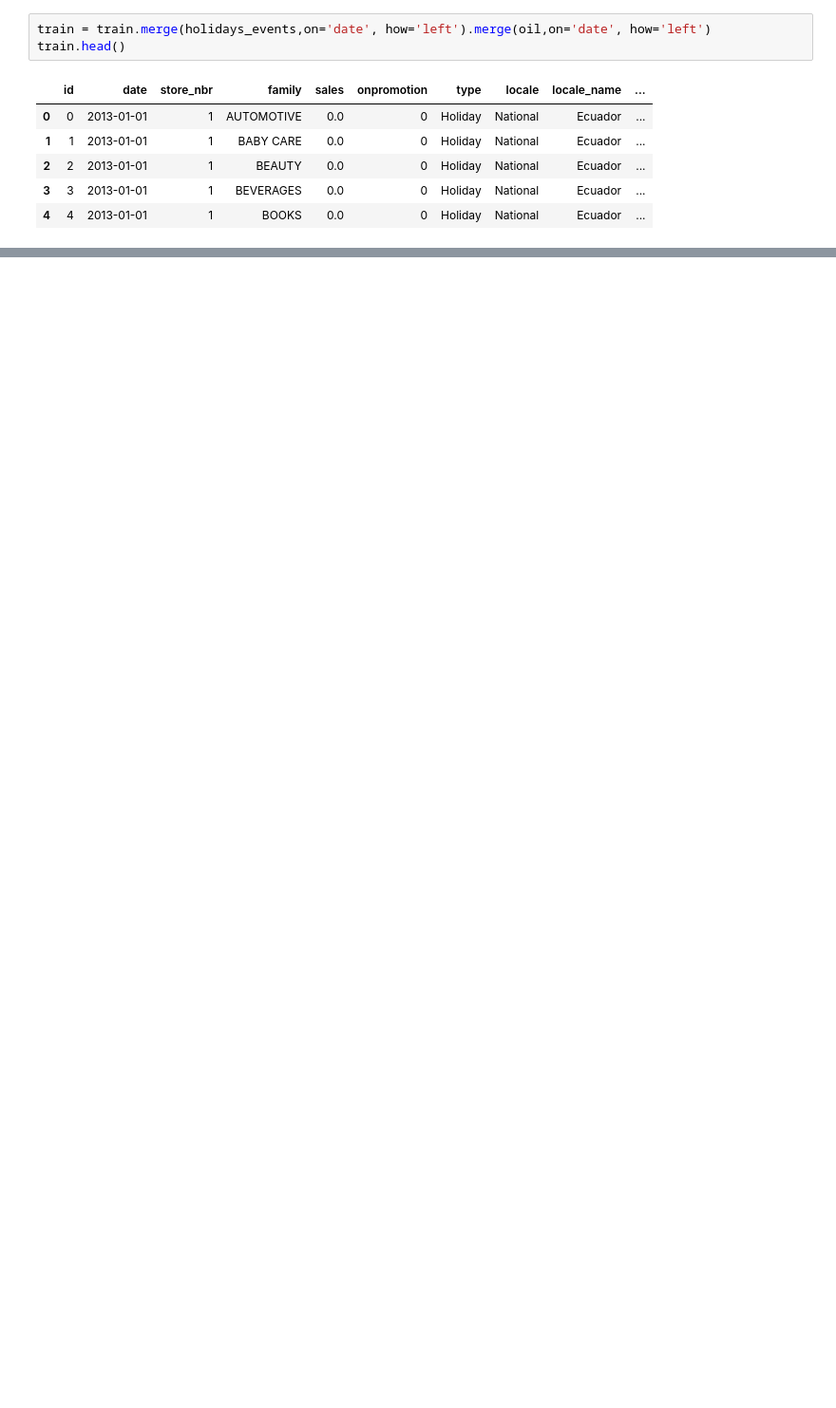
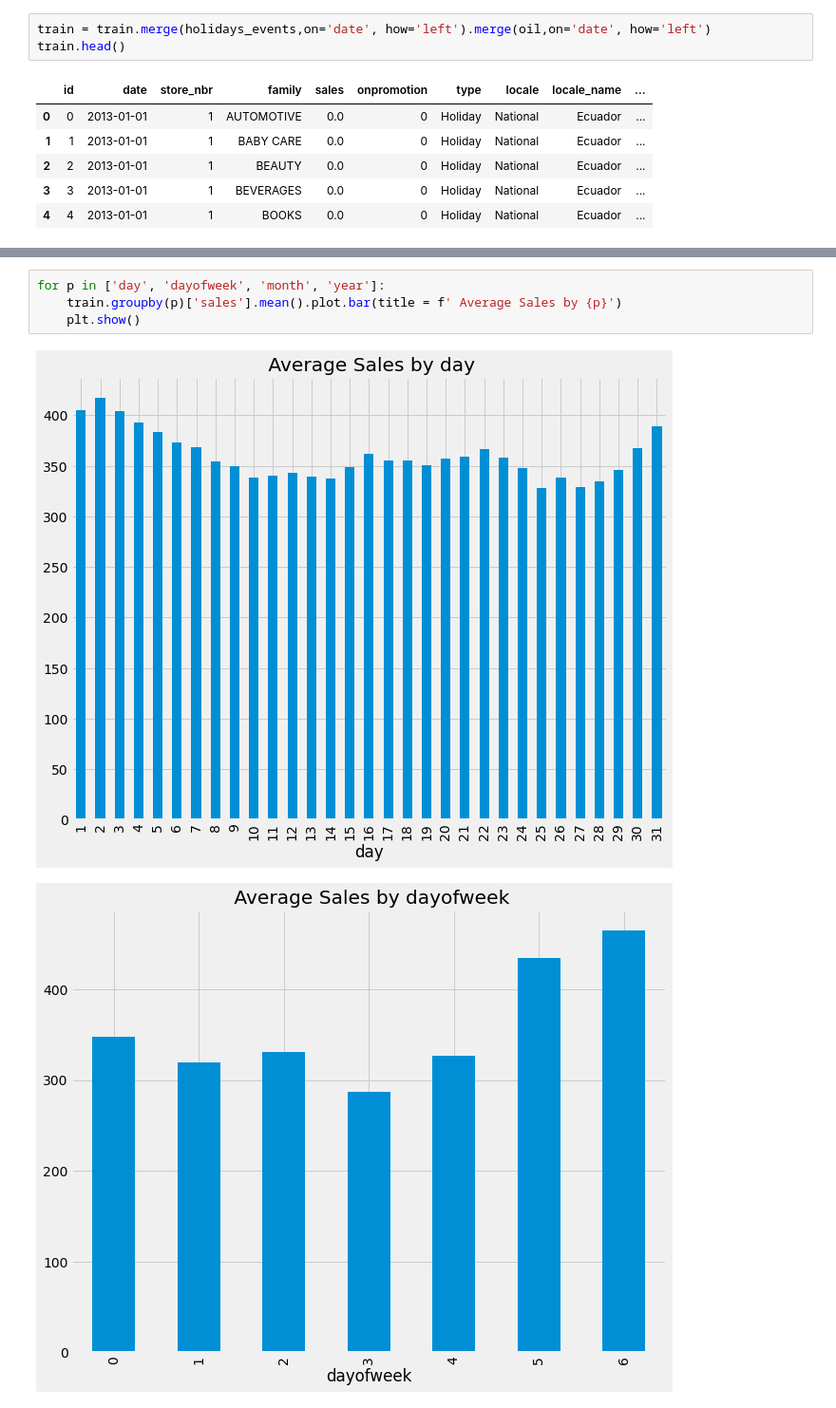
Before and after one commit to syedshahab698/store-sales-forecasting, a Jupyter notebook: EDA_SYED.ipynb, the cells around one changed output, grey strips where cells are left out. Shown: that part at 95% size. Cells and saved outputs as stored; diff of their text form; blank space fills up the shorter version.

```diff
--- a/EDA_SYED.ipynb
+++ b/EDA_SYED.ipynb
@@ -40,0 +63,7 @@ train.head()
+# %%
+for p in ['day', 'dayofweek', 'month', 'year']:
+    train.groupby(p)['sales'].mean().plot.bar(title = f' Average Sales by {p}')
+    plt.show()
+# %% [output]
+[figure, added]
+[figure, added]
```
Also changed, not shown: parts of 15 cells of this notebook, 2 other files.
